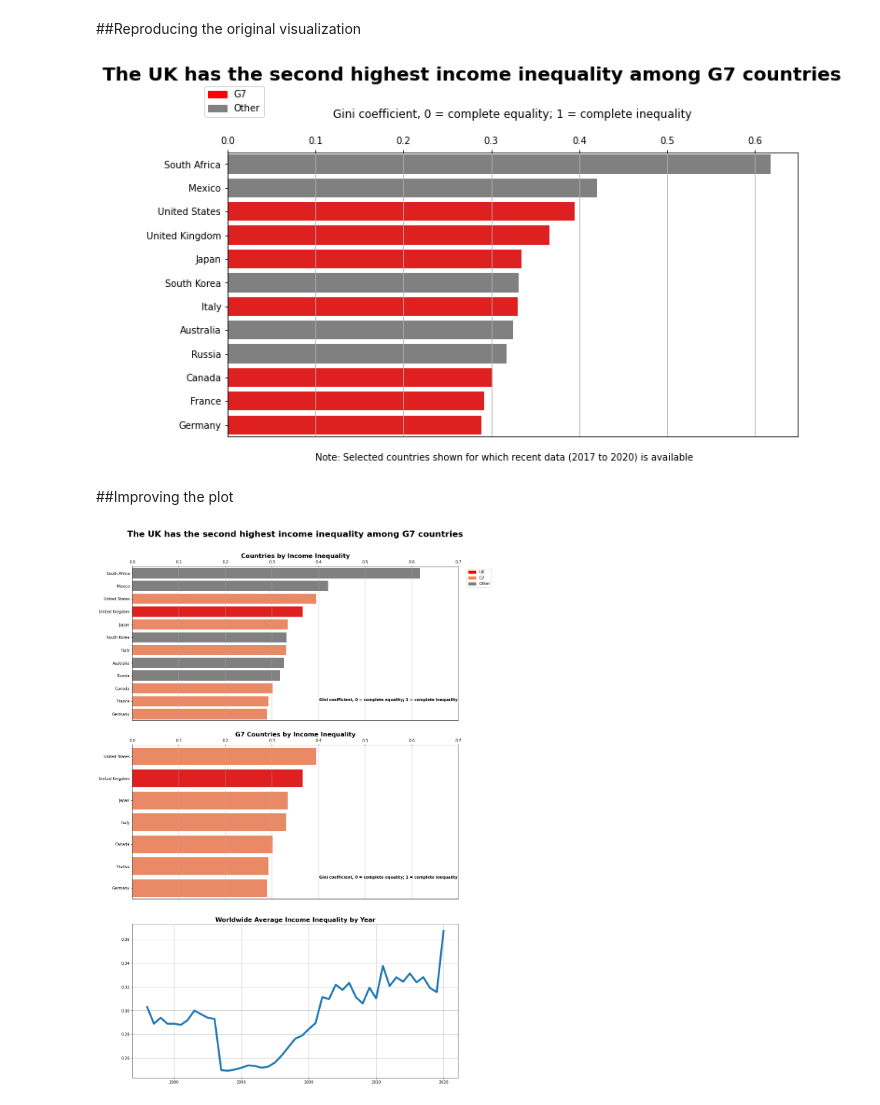
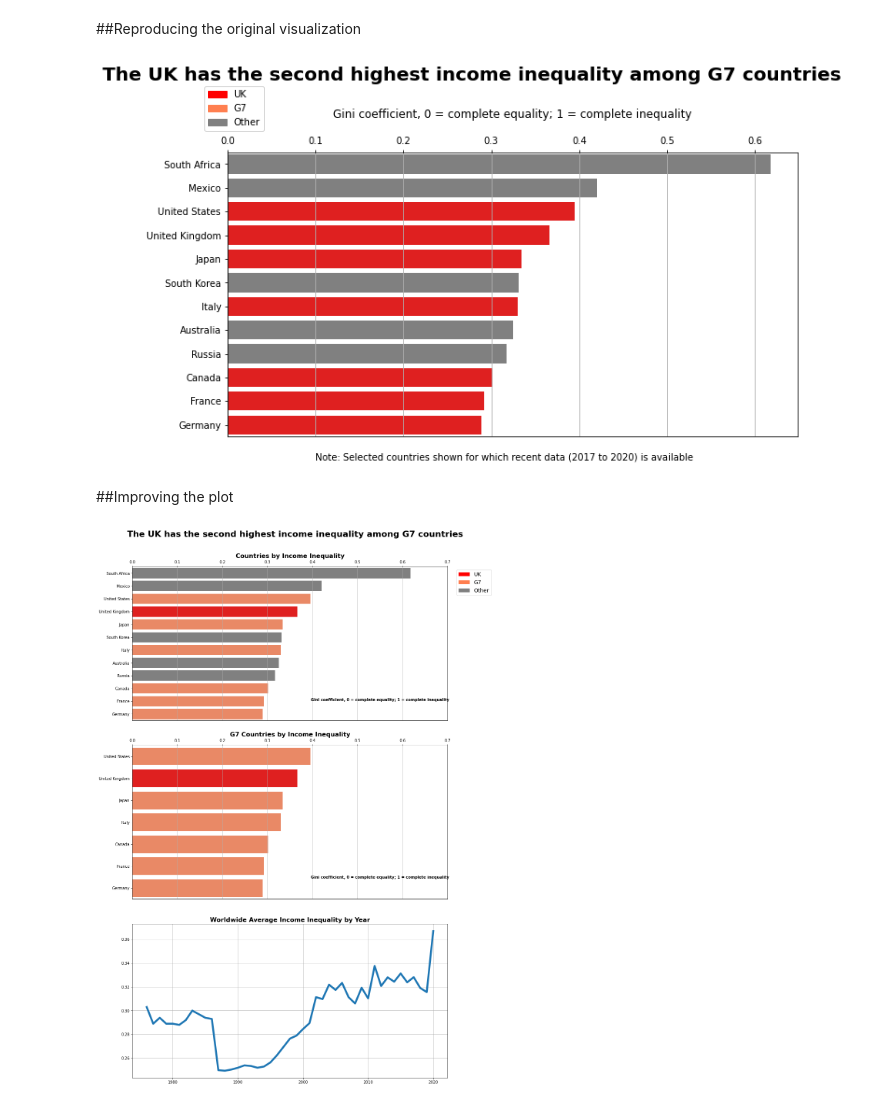
Before and after one commit to tschelli/Makeover_Visualization, a Jupyter notebook: Makeover_Monday_Visualization_10_03.ipynb, the cells around one changed output. Cells and saved outputs as stored; diff of their text form; code cells hidden in the pictures.

```diff
--- a/Makeover_Monday_Visualization_10_03.ipynb
+++ b/Makeover_Monday_Visualization_10_03.ipynb
@@ -115,15 +115,16 @@ axes.set(xlabel=None, ylabel=None)
 
 axes.text(.1, 12.5, 'Note: Selected countries shown for which recent data (2017 to 2020) is available')
 
-g7_patch = mpatches.Patch(color = 'red', label = 'G7')
+uk_patch = mpatches.Patch(color = 'red', label = 'UK')
+g7_patch = mpatches.Patch(color = 'coral', label = 'G7')
 nong7_patch = mpatches.Patch(color = 'grey', label = 'Other')
 
-axes.legend(loc='upper left', handles = [g7_patch, nong7_patch], bbox_to_anchor=(-.05,1.25))
+axes.legend(loc='upper left', handles = [uk_patch, g7_patch, nong7_patch], bbox_to_anchor=(-.05,1.25))
 
 fig.tight_layout()
 fig.savefig('figure2.png', dpi=fig.dpi, bbox_inches='tight',bbox_extra_artists=[suptitle1])
 # %% [output]
-[figure, old version]
+[figure, new version]
 # %% [markdown]
 ##Improving the plot
 # %%
@@ -157,33 +158,33 @@ sns.barplot(data = plot3_df, x = 'VALUE', y = 'COUNTRY', palette = color_map2, a
 axes[1].set_title('G7 Countries by Income Inequality', fontsize = 16, fontweight = 'bold')
 
 sns.lineplot(data = plot2_df, x = 'YEAR', y = 'VALUE', ax = axes[2], linewidth = 5)
 axes[2].set_title('Worldwide Average Income Inequality by Year', fontsize = 16, fontweight = 'bold')
 
 axes[0].set(xlabel=None, ylabel=None)
 axes[1].set(xlabel=None, ylabel=None)
 axes[2].set(xlabel=None, ylabel=None)
 
 axes[0].set_xlim(0.0, 0.7)
 axes[1].set_xlim(0.0, 0.7)
 
 axes[0].xaxis.set_ticks_position('top')
 axes[0].grid(axis='x')
 axes[1].xaxis.set_ticks_position('top')
 axes[1].grid(axis='x')
 axes[2].grid(axis='both')
 
 axes[0].text(.55,9.9, 'Gini coefficient, 0 = complete equality; 1 = complete inequality', horizontalalignment = 'center', verticalalignment = 'center', fontweight = 'bold')
 axes[1].text(.55,5.5, 'Gini coefficient, 0 = complete equality; 1 = complete inequality', horizontalalignment = 'center', verticalalignment = 'center', fontweight = 'bold')
 
 uk_patch = mpatches.Patch(color = 'red', label = 'UK')
 g7_patch = mpatches.Patch(color = 'coral', label = 'G7')
 nong7_patch = mpatches.Patch(color = 'grey', label = 'Other')
 
-axes[0].legend(loc='upper left', handles = [uk_patch, g7_patch, nong7_patch], bbox_to_anchor=(1.02,1))
+axlegend = axes[0].legend(loc='upper left', handles = [uk_patch, g7_patch, nong7_patch], bbox_to_anchor=(1.02,1), fontsize = 14)
 
 suptitle = fig.suptitle('The UK has the second highest income inequality among G7 countries', fontsize = 22, fontweight = 'bold', y = 1.02)
 
 fig.tight_layout(pad = 3)
-fig.savefig('figure.png', dpi=fig.dpi, bbox_inches='tight',bbox_extra_artists=[suptitle])
+fig.savefig('figure.png', dpi=fig.dpi, bbox_inches='tight',bbox_extra_artists=[suptitle, axlegend])
 # %% [output]
-[figure, old version]
+[figure, new version]
```
